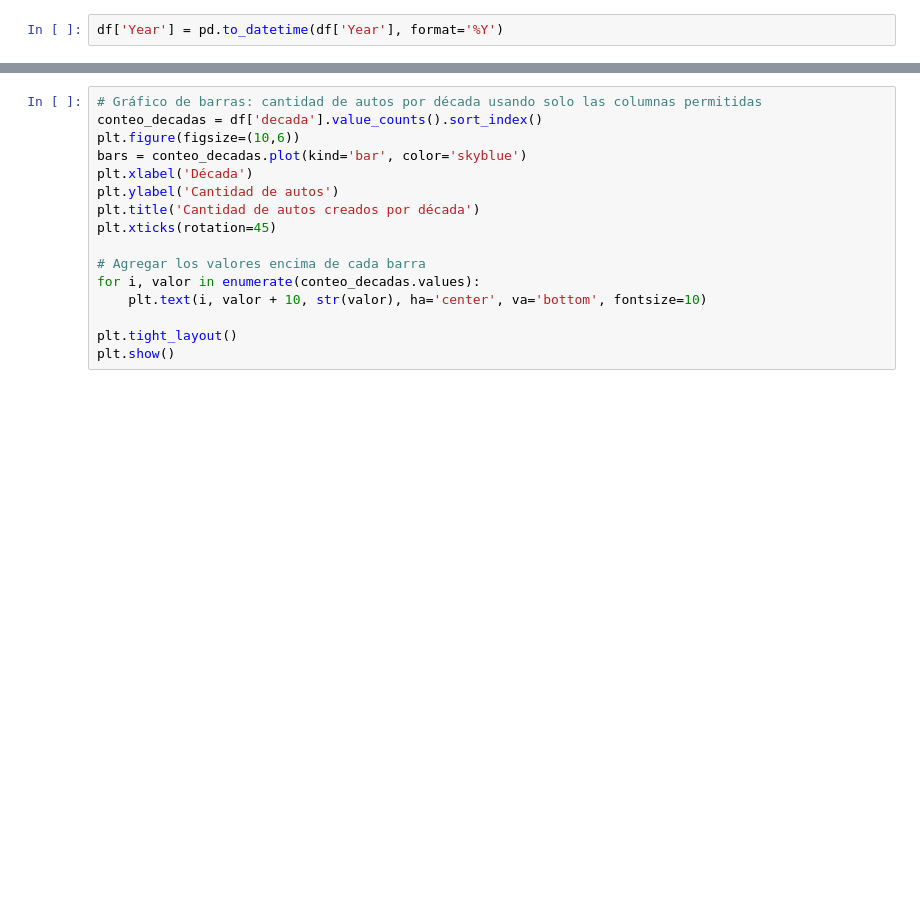
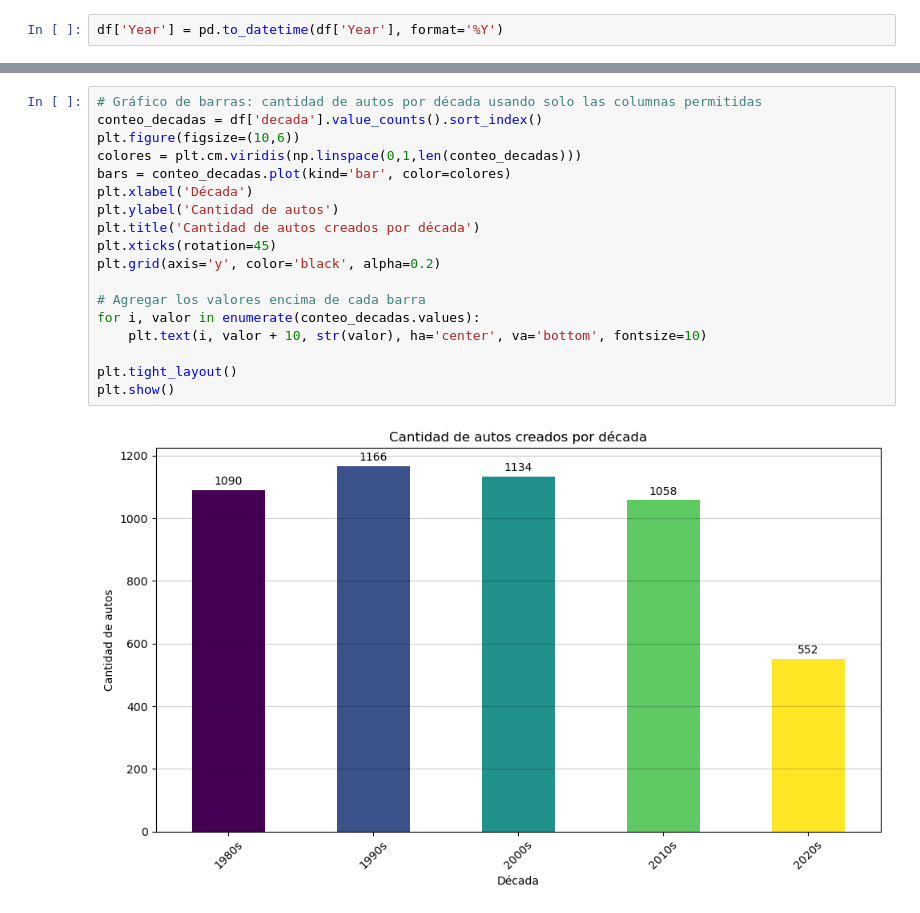
Before and after one commit to joaquinrodriguezi/ProyectoDSParte1Rodriguez, a Jupyter notebook: notebooks/entrenamiento.ipynb, the cells around one changed output, grey strips where cells are left out. Saved outputs shown, nothing was run; the diff lists cells and outputs as text; blank space fills up the shorter version.

```diff
--- a/notebooks/entrenamiento.ipynb
+++ b/notebooks/entrenamiento.ipynb
@@ -63,19 +96,23 @@ informe_calidad_datos(df)
 # %%
 # Gráfico de barras: cantidad de autos por década usando solo las columnas permitidas
 conteo_decadas = df['decada'].value_counts().sort_index()
 plt.figure(figsize=(10,6))
-bars = conteo_decadas.plot(kind='bar', color='skyblue')
+colores = plt.cm.viridis(np.linspace(0,1,len(conteo_decadas)))
+bars = conteo_decadas.plot(kind='bar', color=colores)
 plt.xlabel('Década')
 plt.ylabel('Cantidad de autos')
 plt.title('Cantidad de autos creados por década')
 plt.xticks(rotation=45)
+plt.grid(axis='y', color='black', alpha=0.2)
 
 # Agregar los valores encima de cada barra
 for i, valor in enumerate(conteo_decadas.values):
     plt.text(i, valor + 10, str(valor), ha='center', va='bottom', fontsize=10)
 
 plt.tight_layout()
 plt.show()
+# %% [output]
+[figure, added]
 # %%
 # Gráfico de barras horizontales: cantidad de autos por tipo de tracción
 conteo_traccion = df['Drivetrain'].value_counts().sort_values()
```
Also changed, not shown: parts of 7 cells of this notebook.
